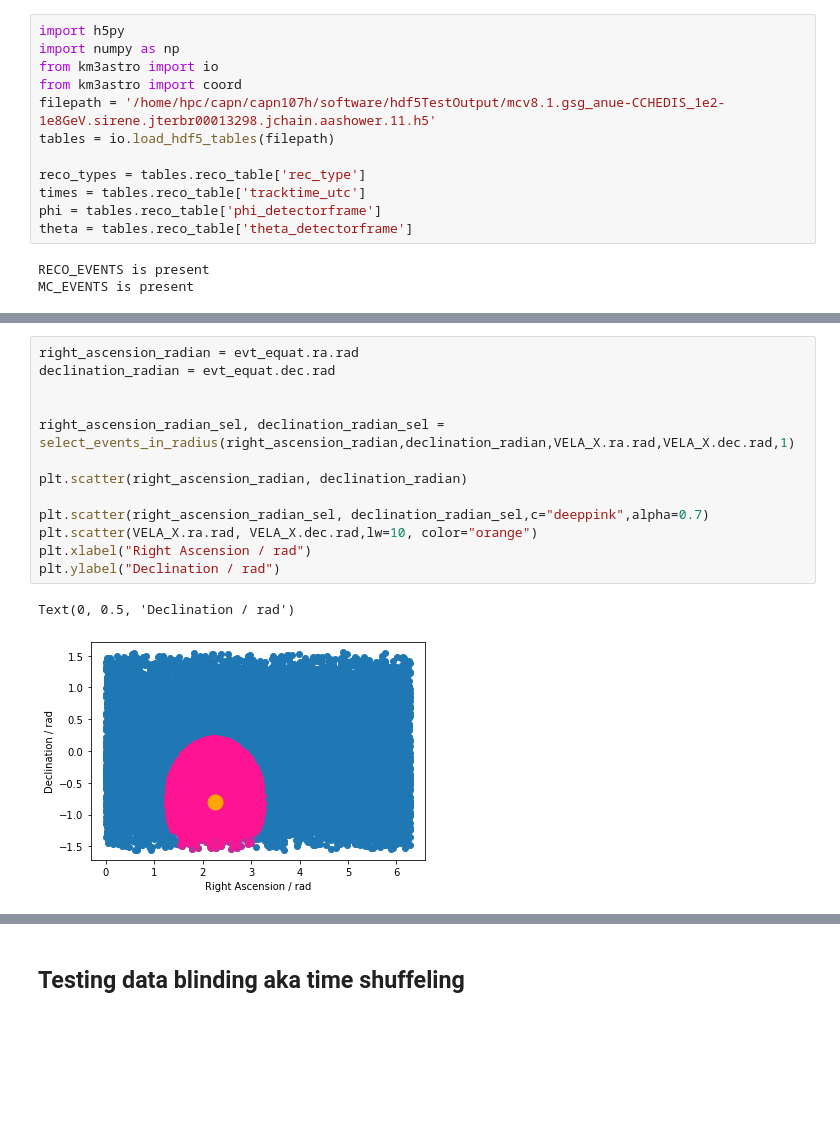
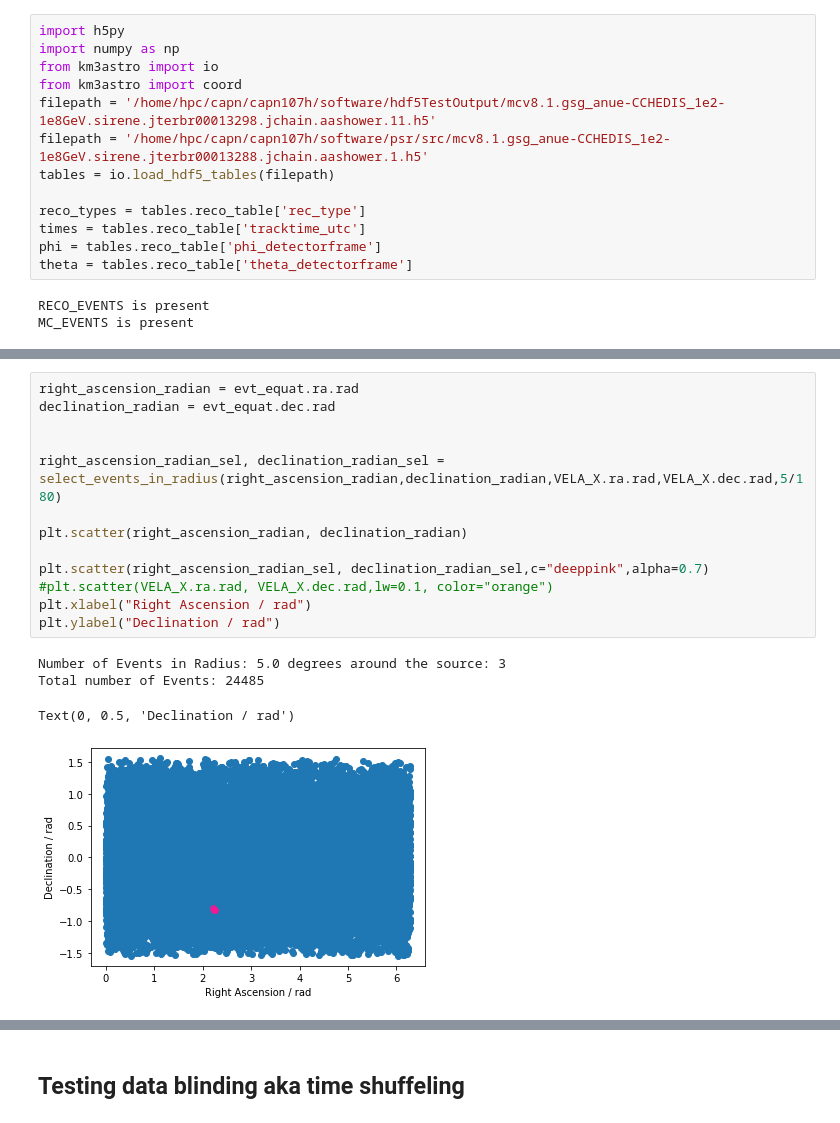
Before and after one commit to rodrigruiz/psr, a Jupyter notebook: src/notebooks/TestNotebook.ipynb, the cells around one changed output, grey strips where cells are left out. Saved outputs shown, nothing was run; the diff lists cells and outputs as text; blank space fills up the shorter version.

Commit message:
Adding slurm launcher, Refining for usage with real data, visualizing injected signals and other stuff

```diff
--- a/src/notebooks/TestNotebook.ipynb
+++ b/src/notebooks/TestNotebook.ipynb
@@ -523,6 +518,7 @@ import numpy as np
 from km3astro import io
 from km3astro import coord
 filepath = '/home/hpc/capn/capn107h/software/hdf5TestOutput/mcv8.1.gsg_anue-CCHEDIS_1e2-1e8GeV.sirene.jterbr00013298.jchain.aashower.11.h5'
+filepath = '/home/hpc/capn/capn107h/software/psr/src/mcv8.1.gsg_anue-CCHEDIS_1e2-1e8GeV.sirene.jterbr00013288.jchain.aashower.1.h5'
 tables = io.load_hdf5_tables(filepath)
 
 reco_types = tables.reco_table['rec_type']
@@ -594,19 +618,21 @@ def select_events_in_radius(ra_data, dec_data, ra_center, dec_center, radius):
 # %%
 right_ascension_radian = evt_equat.ra.rad
 declination_radian = evt_equat.dec.rad
 
 
-right_ascension_radian_sel, declination_radian_sel = select_events_in_radius(right_ascension_radian,declination_radian,VELA_X.ra.rad,VELA_X.dec.rad,1)
+right_ascension_radian_sel, declination_radian_sel = select_events_in_radius(right_ascension_radian,declination_radian,VELA_X.ra.rad,VELA_X.dec.rad,5/180)
 
 plt.scatter(right_ascension_radian, declination_radian)
 
 plt.scatter(right_ascension_radian_sel, declination_radian_sel,c="deeppink",alpha=0.7)
-plt.scatter(VELA_X.ra.rad, VELA_X.dec.rad,lw=10, color="orange")
+#plt.scatter(VELA_X.ra.rad, VELA_X.dec.rad,lw=0.1, color="orange")
 plt.xlabel("Right Ascension / rad")
 plt.ylabel("Declination / rad")
 # %% [output]
-Text(0, 0.5, 'Declination / rad')
+Number of Events in Radius: 5.0 degrees around the source: 3
+Total number of Events: 24485
+Text(0, 0.5, 'Declination / rad')
-[figure, old version]
+[figure, new version]
 # %%
 from km3astro.plot import plot_equatorial
 
```
Also changed, not shown: parts of 79 cells of this notebook, 10 other files.
